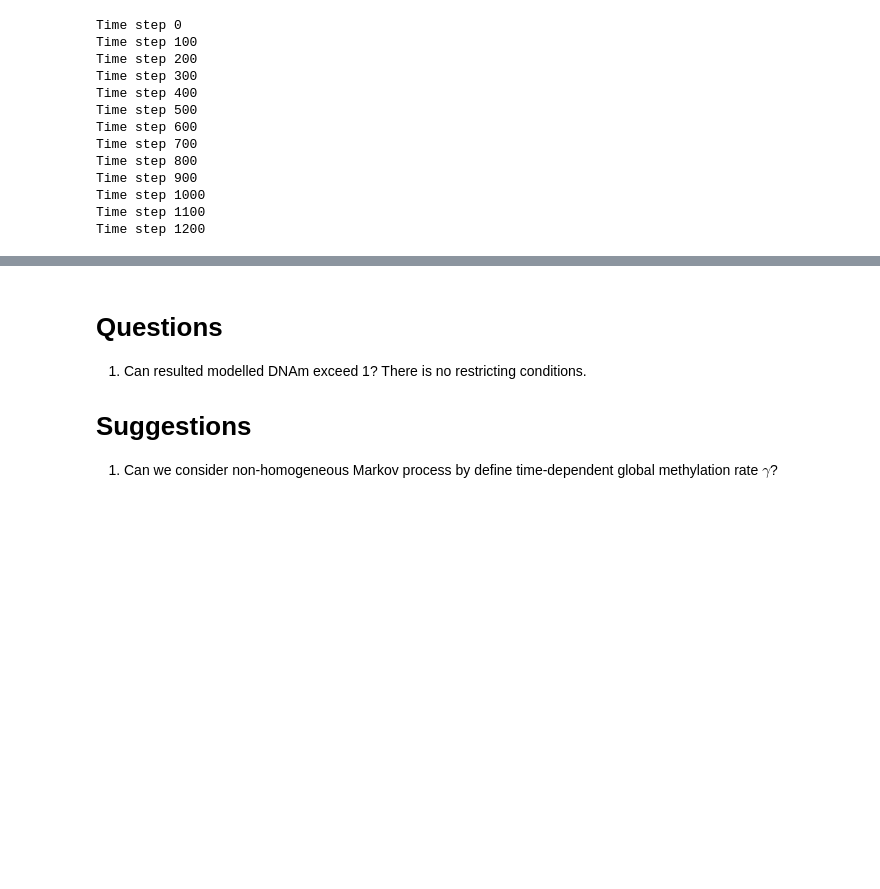
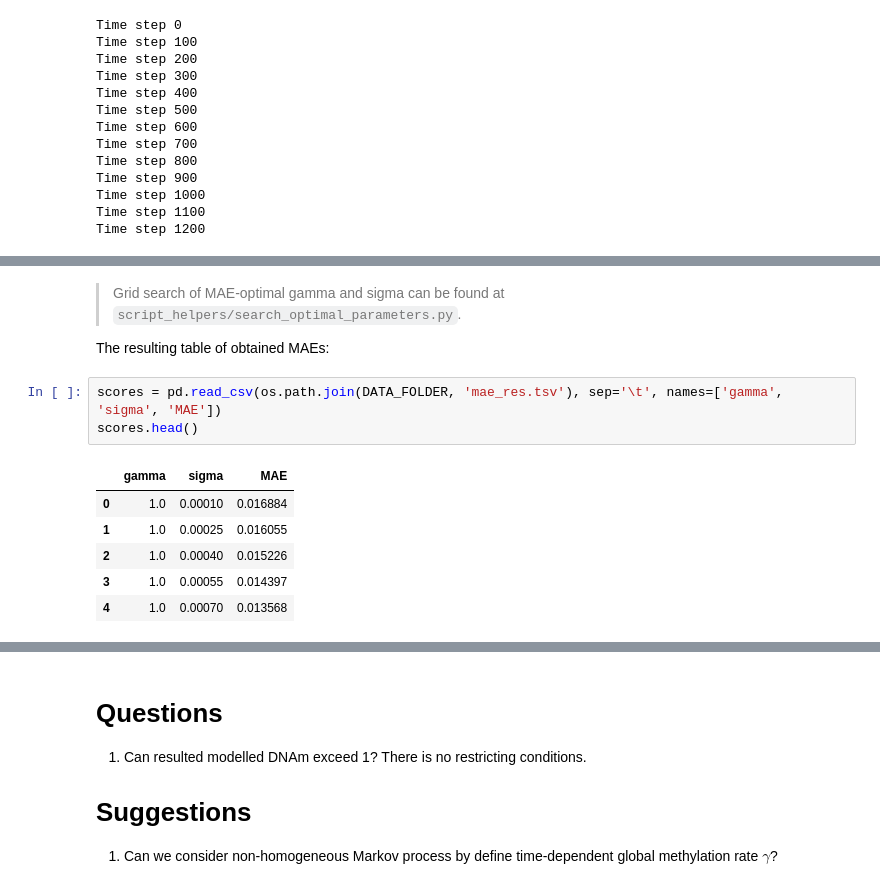
Before and after one commit to ombystoma-young/stochastic-component-epigen-proj, a Jupyter notebook: main.ipynb, the cells around one changed output, grey strips where cells are left out. Drawn from its saved outputs; the diff is of its cells as text; blank space fills up the shorter version.

```diff
--- a/main.ipynb
+++ b/main.ipynb
@@ -425,0 +439,14 @@ mean_absolute_error(old_dnam_avg, last_dnam_step)
+# %% [markdown]
+> Grid search of MAE-optimal gamma and sigma can be found at `script_helpers/search_optimal_parameters.py`.
+
+The resulting table of obtained MAEs:
+# %%
+scores = pd.read_csv(os.path.join(DATA_FOLDER, 'mae_res.tsv'), sep='\t', names=['gamma', 'sigma', 'MAE'])
+scores.head()
+# %% [output]
+|  | gamma | sigma | MAE |
+| 0 | 1.0 | 0.00010 | 0.016884 |
+| 1 | 1.0 | 0.00025 | 0.016055 |
+| 2 | 1.0 | 0.00040 | 0.015226 |
+| 3 | 1.0 | 0.00055 | 0.014397 |
+| 4 | 1.0 | 0.00070 | 0.013568 |
```
Also changed, not shown: parts of 11 cells of this notebook, 2 other files.
